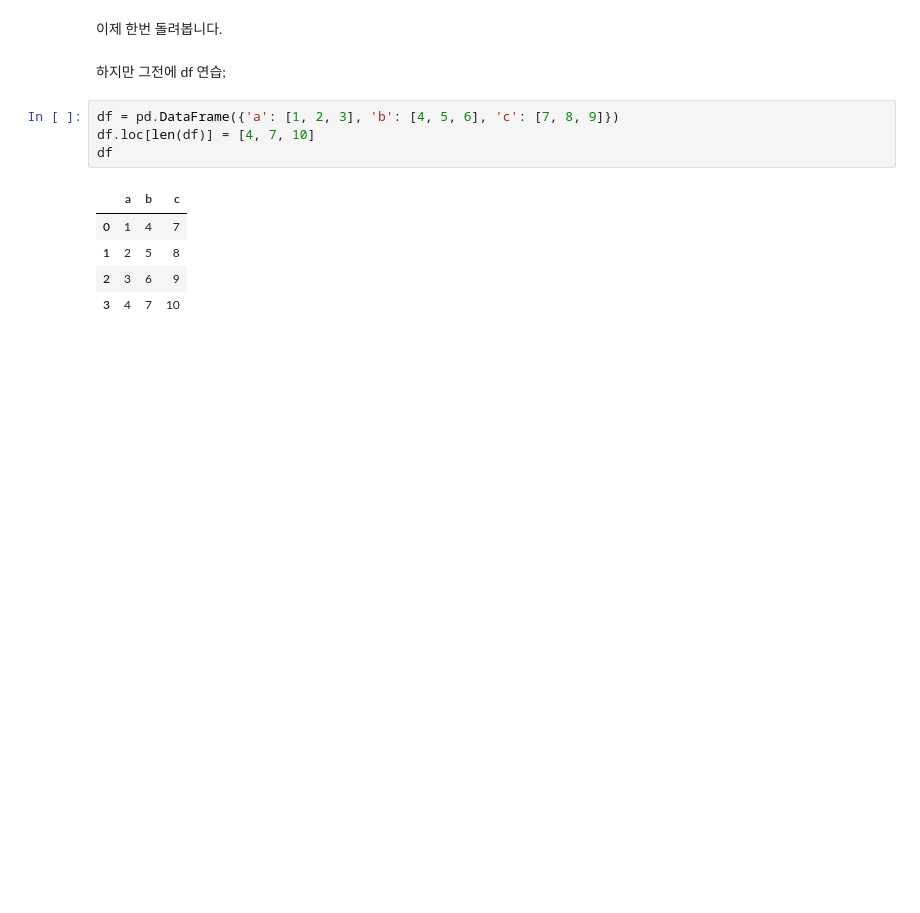
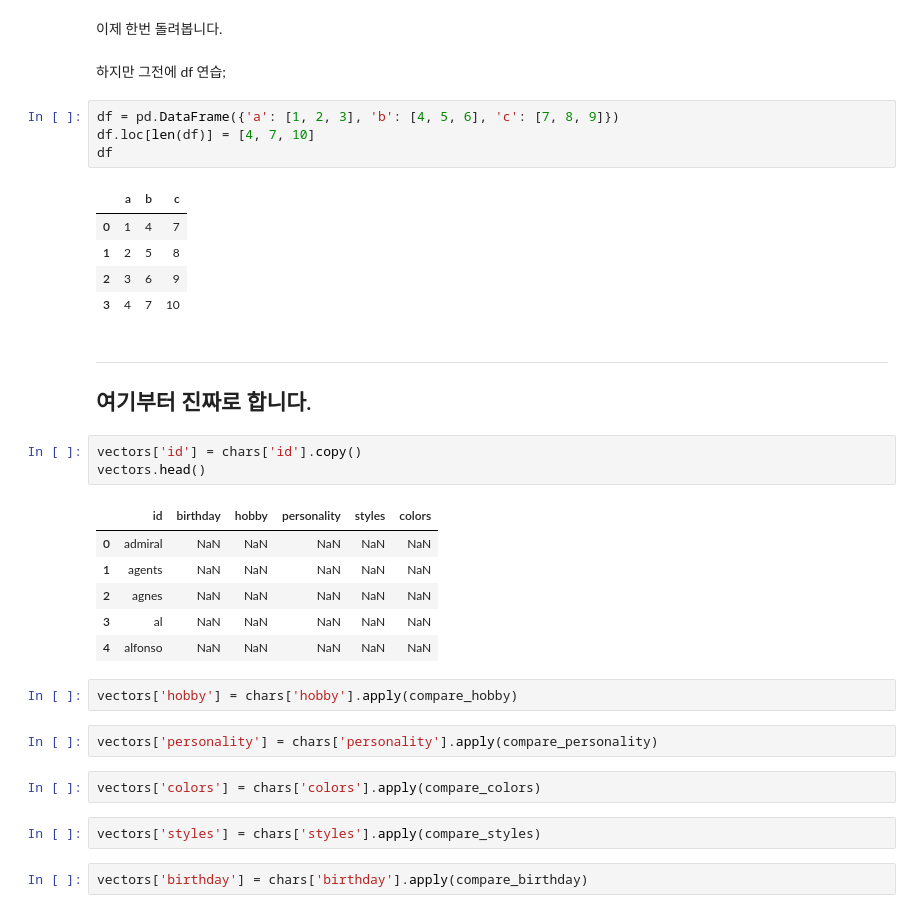
Before and after one commit to 200oki/200ok, a Jupyter notebook: da/similarity-experimental.ipynb, the cells around one changed output. Saved outputs shown, nothing was run; the diff lists cells and outputs as text; blank space fills up the shorter version.

```diff
--- a/da/similarity-experimental.ipynb
+++ b/da/similarity-experimental.ipynb
@@ -347,3 +348,27 @@ df
 | 1 | 2 | 5 | 8 |
 | 2 | 3 | 6 | 9 |
 | 3 | 4 | 7 | 10 |
+# %% [markdown]
+---
+여기부터 진짜로 합니다.
+---
+# %%
+vectors['id'] = chars['id'].copy()
+vectors.head()
+# %% [output]
+|  | id | birthday | hobby | personality | styles | colors |
+| 0 | admiral | NaN | NaN | NaN | NaN | NaN |
+| 1 | agents | NaN | NaN | NaN | NaN | NaN |
+| 2 | agnes | NaN | NaN | NaN | NaN | NaN |
+| 3 | al | NaN | NaN | NaN | NaN | NaN |
+| 4 | alfonso | NaN | NaN | NaN | NaN | NaN |
+# %%
+vectors['hobby'] = chars['hobby'].apply(compare_hobby)
+# %%
+vectors['personality'] = chars['personality'].apply(compare_personality)
+# %%
+vectors['colors'] = chars['colors'].apply(compare_colors)
+# %%
+vectors['styles'] = chars['styles'].apply(compare_styles)
+# %%
+vectors['birthday'] = chars['birthday'].apply(compare_birthday)
```
Also changed, not shown: parts of 9 cells of this notebook.
